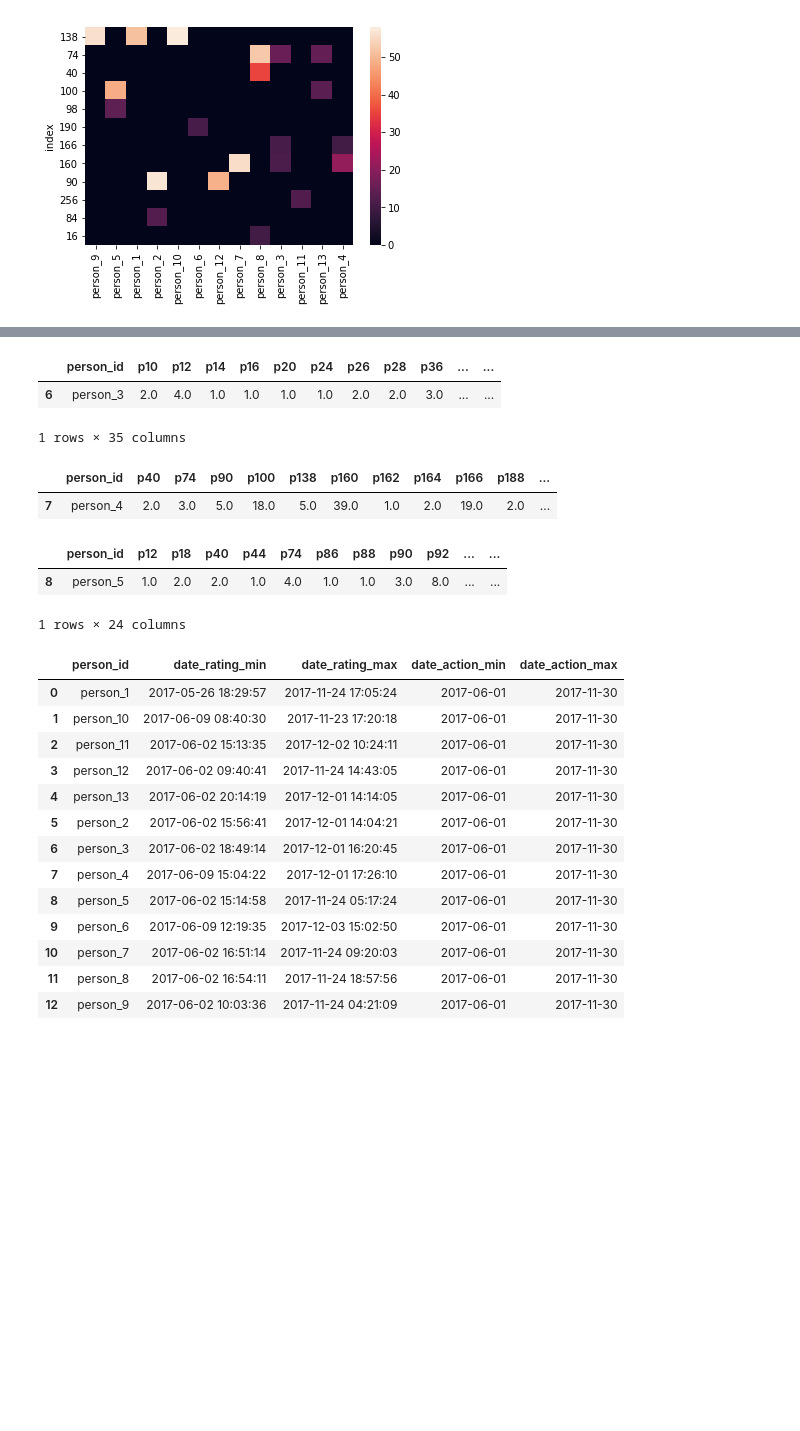
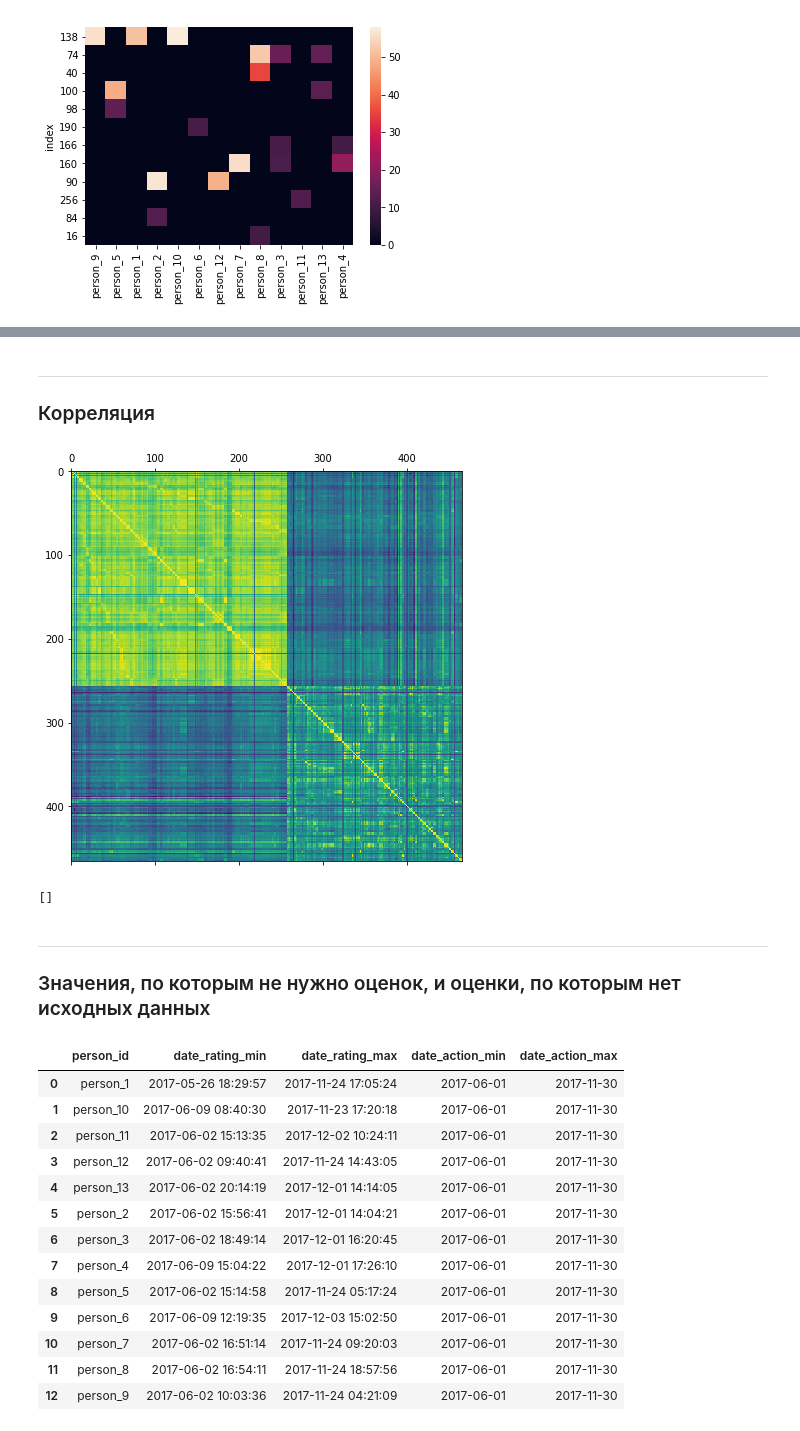
Before and after one commit to sergey-yushanov/ods-mentoring, a Jupyter notebook: 01/task-01.ipynb, the cells around one changed output, grey strips where cells are left out. Drawn from its saved outputs; the diff is of its cells as text; code cells hidden in the pictures; blank space fills up the shorter version.

```diff
--- a/01/task-01.ipynb
+++ b/01/task-01.ipynb
@@ -31,8 +31,8 @@ persons_unknown = rating_unknown['person_id'].unique()
 # Загружаем данные по фичам
 
 date_parser = lambda x: pd.datetime.strptime(x, "%Y-%m-%d")
-all_data = pd.read_csv('kaggle_data_02.csv', header=None, parse_dates=[1], date_parser=date_parser)
-feature_labels = [x for x in np.arange(all_data.shape[1]-2)]
+action_data = pd.read_csv('kaggle_data_02.csv', header=None, parse_dates=[1], date_parser=date_parser)
+feature_labels = [x for x in np.arange(action_data.shape[1]-2)]
 header = ['person_id', 'date'] + feature_labels
-all_data.columns = header
+action_data.columns = header
 # %%
@@ -183,26 +137,21 @@ empty_data.loc[m1,m2]
-# %%
-m1 = (empty_data['person_id'] == 'person_3')
-m2 = (empty_data[m1].ne(0)).all()
-
-empty_data.loc[m1,m2]
-# %% [output]
-|  | person_id | p10 | p12 | p14 | p16 | p20 | p24 | p26 | p28 | p36 | ... | ... |
-| 6 | person_3 | 2.0 | 4.0 | 1.0 | 1.0 | 1.0 | 1.0 | 2.0 | 2.0 | 3.0 | ... | ... |
-1 rows × 35 columns
-# %%
-m1 = (empty_data['person_id'] == 'person_4')
-m2 = (empty_data[m1].ne(0)).all()
-
-empty_data.loc[m1,m2]
-# %% [output]
-|  | person_id | p40 | p74 | p90 | p100 | p138 | p160 | p162 | p164 | p166 | p188 | ... |
-| 7 | person_4 | 2.0 | 3.0 | 5.0 | 18.0 | 5.0 | 39.0 | 1.0 | 2.0 | 19.0 | 2.0 | ... |
-# %%
-m1 = (empty_data['person_id'] == 'person_5')
-m2 = (empty_data[m1].ne(0)).all()
-
-empty_data.loc[m1,m2]
-# %% [output]
-|  | person_id | p12 | p18 | p40 | p44 | p74 | p86 | p88 | p90 | p92 | ... | ... |
-| 8 | person_5 | 1.0 | 2.0 | 2.0 | 1.0 | 4.0 | 1.0 | 1.0 | 3.0 | 8.0 | ... | ... |
-1 rows × 24 columns
+# %% [markdown]
+---
+### Корреляция
+# %%
+# Посмотрим на корреляцию. Используем корреляцию Спирмена, так как в нашшем случае фичи - ранговые величины.
+
+action_data_corr = action_data.corr(method='spearman')
+# %%
+# Много кокоррелированных данных.
+
+plt.figure(figsize=(7, 7))
+plt.matshow(action_data_corr, fignum=1);
+# %% [output]
+[figure, added]
+# %%
+# Возможен случай, когда коэффициента корреляции нет. Это значит, что в данные поля скорее всего заполнены
+# только одним одинаковым значением и их можно опустить при анализе. Проверим.
+
+[i for i in action_data_corr if action_data_corr[i].isnull().drop_duplicates().values[0]]
+# %% [output]
+[]
@@ -209,3 +189,6 @@ empty_data.loc[m1,m2]
+# %% [markdown]
+---
+### Значения, по которым не нужно оценок, и оценки, по которым нет исходных данных
 # %%
 # Посмотрим, есть ли в наборе оценок те, по которым нет данных для предсказания
 # А также, есть ли данные, по которым не надо предсказывать
```
Also changed, not shown: parts of 81 cells of this notebook.
